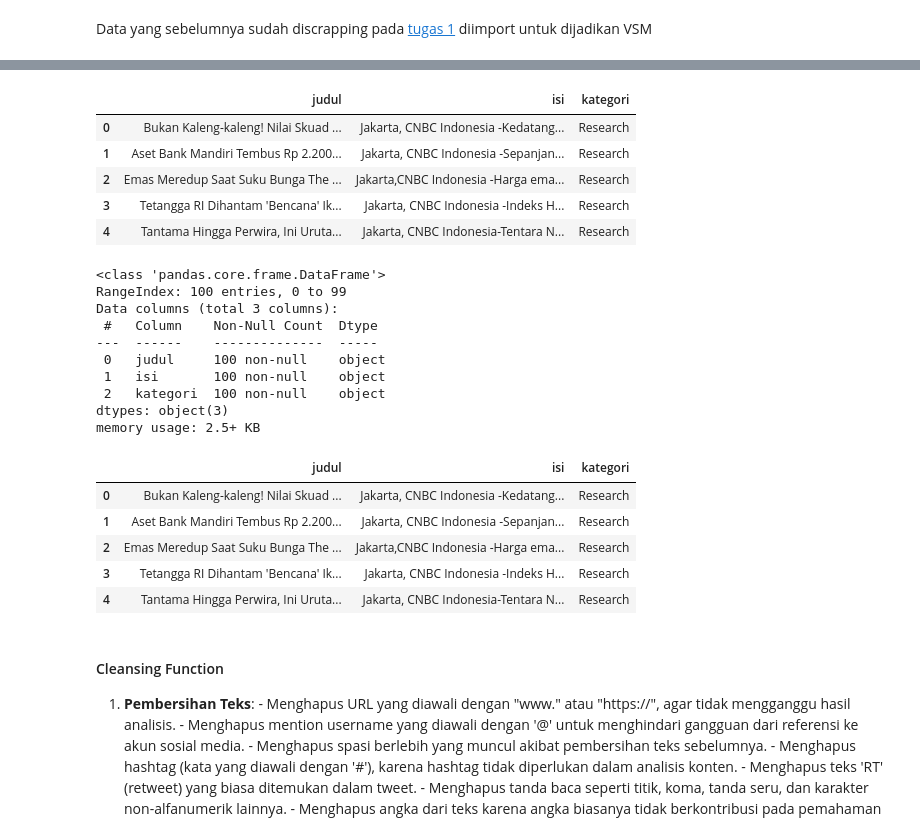
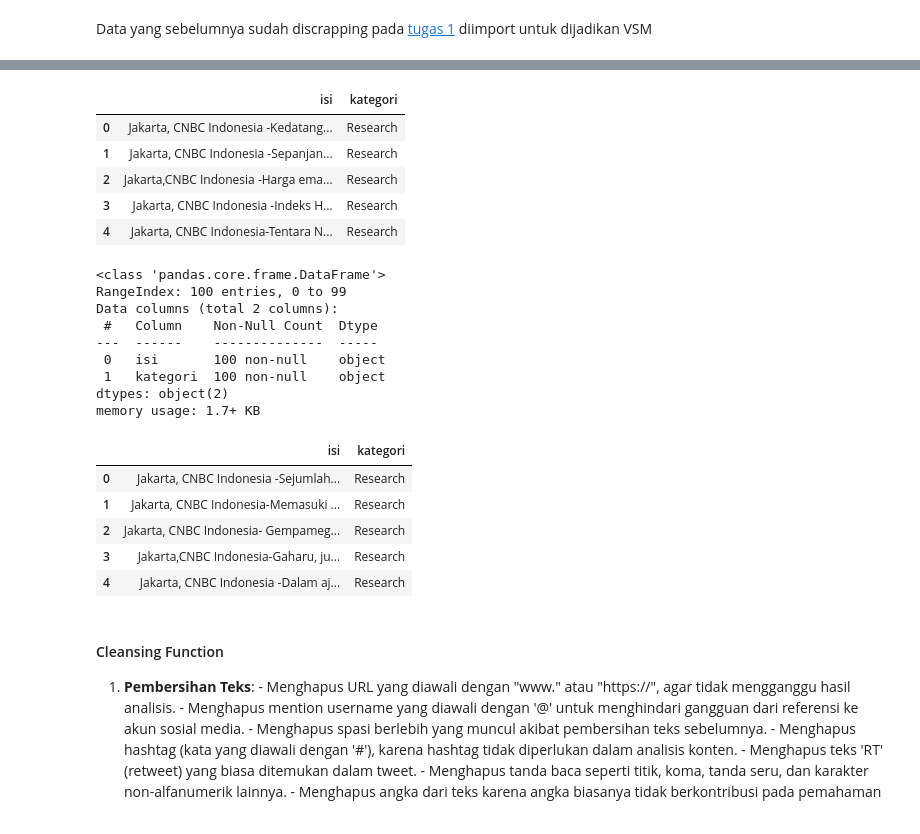
Before and after one commit to rrayhka/pencarian-penambangan-web, a Jupyter notebook: _sources/tugas-2-vsm.ipynb, the cells around one changed output, grey strips where cells are left out. Cells and saved outputs as stored; diff of their text form; code cells hidden in the pictures.

```diff
--- a/_sources/tugas-2-vsm.ipynb
+++ b/_sources/tugas-2-vsm.ipynb
@@ -96,7 +115,7 @@ from nltk.tokenize import word_tokenize
 # %% [markdown]
 Data yang sebelumnya sudah discrapping pada [tugas 1](https://rrayhka.github.io/pencarian-penambangan-web/tugas-1-crawling.html#convert-data-ke-dalam-csv) diimport untuk dijadikan VSM
 # %%
-df = pd.read_csv("data-artikel-cnbc.csv")
+df = pd.read_csv("/content/data-artikel-cnbc.csv")
 # %%
 df.head()
 # %% [output]
@@ -108,15 +127,15 @@ df.head()
 | 4 | Tantama Hingga Perwira, Ini Uruta... | 09 September 2024 14:35 | Jakarta, CNBC Indonesia-Tentara N... | https://www.cnbcindonesia.com/res... | Research |
 # %%
 # hanya memilih kolom judul, isi, dan kategori
-df = df[['judul', 'isi','kategori']]
+df = df[['isi','kategori']]
 df.head()
 # %% [output]
-|  | judul | isi | kategori |
-| 0 | Bukan Kaleng-kaleng! Nilai Skuad ... | Jakarta, CNBC Indonesia -Kedatang... | Research |
-| 1 | Aset Bank Mandiri Tembus Rp 2.200... | Jakarta, CNBC Indonesia -Sepanjan... | Research |
-| 2 | Emas Meredup Saat Suku Bunga The ... | Jakarta,CNBC Indonesia -Harga ema... | Research |
-| 3 | Tetangga RI Dihantam 'Bencana' Ik... | Jakarta, CNBC Indonesia -Indeks H... | Research |
-| 4 | Tantama Hingga Perwira, Ini Uruta... | Jakarta, CNBC Indonesia-Tentara N... | Research |
+|  | isi | kategori |
+| 0 | Jakarta, CNBC Indonesia -Kedatang... | Research |
+| 1 | Jakarta, CNBC Indonesia -Sepanjan... | Research |
+| 2 | Jakarta,CNBC Indonesia -Harga ema... | Research |
+| 3 | Jakarta, CNBC Indonesia -Indeks H... | Research |
+| 4 | Jakarta, CNBC Indonesia-Tentara N... | Research |
 # %%
 # Filter data untuk kategori "Research" dan "News" masing-masing diambil 50 berita
 research = df[df["kategori"] == "Research"].sample(n=50, random_state=42)
@@ -129,20 +148,19 @@ data.info()
 # %% [output]
 <class 'pandas.core.frame.DataFrame'>
 RangeIndex: 100 entries, 0 to 99
-Data columns (total 3 columns):
+Data columns (total 2 columns):
  #   Column    Non-Null Count  Dtype
 ---  ------    --------------  -----
- 0   judul     100 non-null    object
- 1   isi       100 non-null    object
- 2   kategori  100 non-null    object
-dtypes: object(3)
-memory usage: 2.5+ KB
+ 0   isi       100 non-null    object
+ 1   kategori  100 non-null    object
+dtypes: object(2)
+memory usage: 1.7+ KB
 # %%
-df.head()
+data.head()
 # %% [output]
-|  | judul | isi | kategori |
-| 0 | Bukan Kaleng-kaleng! Nilai Skuad ... | Jakarta, CNBC Indonesia -Kedatang... | Research |
-| 1 | Aset Bank Mandiri Tembus Rp 2.200... | Jakarta, CNBC Indonesia -Sepanjan... | Research |
-| 2 | Emas Meredup Saat Suku Bunga The ... | Jakarta,CNBC Indonesia -Harga ema... | Research |
-| 3 | Tetangga RI Dihantam 'Bencana' Ik... | Jakarta, CNBC Indonesia -Indeks H... | Research |
-| 4 | Tantama Hingga Perwira, Ini Uruta... | Jakarta, CNBC Indonesia-Tentara N... | Research |
+|  | isi | kategori |
+| 0 | Jakarta, CNBC Indonesia -Sejumlah... | Research |
+| 1 | Jakarta, CNBC Indonesia-Memasuki ... | Research |
+| 2 | Jakarta, CNBC Indonesia- Gempameg... | Research |
+| 3 | Jakarta,CNBC Indonesia-Gaharu, ju... | Research |
+| 4 | Jakarta, CNBC Indonesia -Dalam aj... | Research |
```
Also changed, not shown: parts of 27 cells of this notebook, 15 other files.
